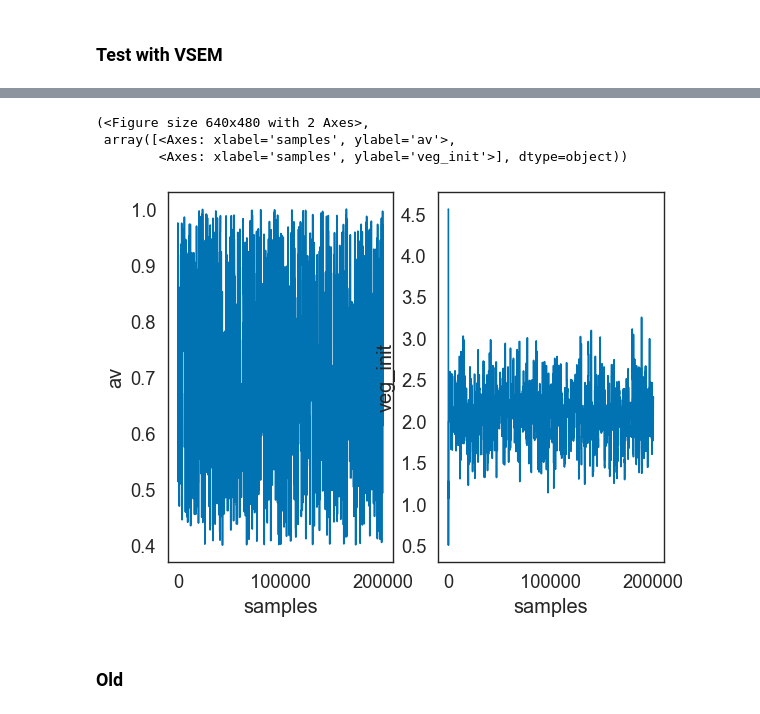
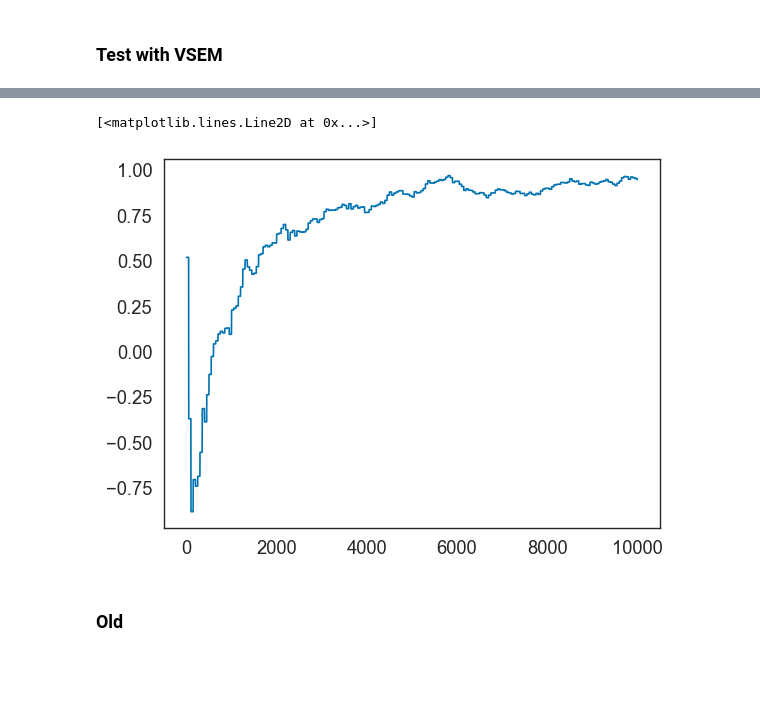
Before and after one commit to arob5/Bayesian-inference-with-surrogates, a Jupyter notebook: experiments/test.ipynb, the cells around one changed output, grey strips where cells are left out. Cells and saved outputs as stored; diff of their text form; code cells hidden in the pictures; blank space fills up the shorter version.

Commit message:
adaptive mh working, need more testing.

```diff
--- a/experiments/test.ipynb
+++ b/experiments/test.ipynb
@@ -322,0 +327,13 @@ gp noise std dev: 0.00015081087689848698
+# %%
+key, key_position, key_ker, key_warmup = jr.split(key, 4)
+
+logdensity = rep.posterior._get_log_density_function()
+initial_position = rep.posterior.prior.sample(key=key_position).squeeze()
+adapt_settings = AdaptationSettings()
+
+initial_state, kernel = init_adaptive_rwmh_kernel(key=key_ker,
+                                                  logdensity_fn=logdensity,
+                                                  initial_position=initial_position,
+                                                  adapt_settings=adapt_settings)
+# %%
+samp = mcmc_loop(key_warmup, kernel, initial_state, 10_000)
@@ -323,14 +346,14 @@ gp noise std dev: 0.00015081087689848698
+# %%
+plt.plot(samp.adapt_state.log_scale)
+# %% [output]
+[<matplotlib.lines.Line2D at 0x...>]
+[figure, added]
 # %%
 key, key_mcmc = jr.split(key, 2)
-prop_cov = jnp.diag(jnp.array([1.0 ** 2, 1.0 ** 2]))
+prop_cov = jnp.diag(jnp.array([1.0 ** 2, 2.0 ** 2]))
 samp = rep.posterior.sample(key_mcmc, n=200_000, prop_cov=prop_cov)
 
 get_trace_plots(trace={'av': samp[:,0], 'veg_init': samp[:,1]}, num_rows=1)
-# %% [output]
-(<Figure size 640x480 with 2 Axes>,
- array([<Axes: xlabel='samples', ylabel='av'>,
-        <Axes: xlabel='samples', ylabel='veg_init'>], dtype=object))
-[figure, removed]
 # %%
 plot_2d_kde(samp[100_000:], low=rep.posterior.support[0], high=rep.posterior.support[1])
 # %%
```
Also changed, not shown: parts of 3 cells of this notebook, 2 other files.
